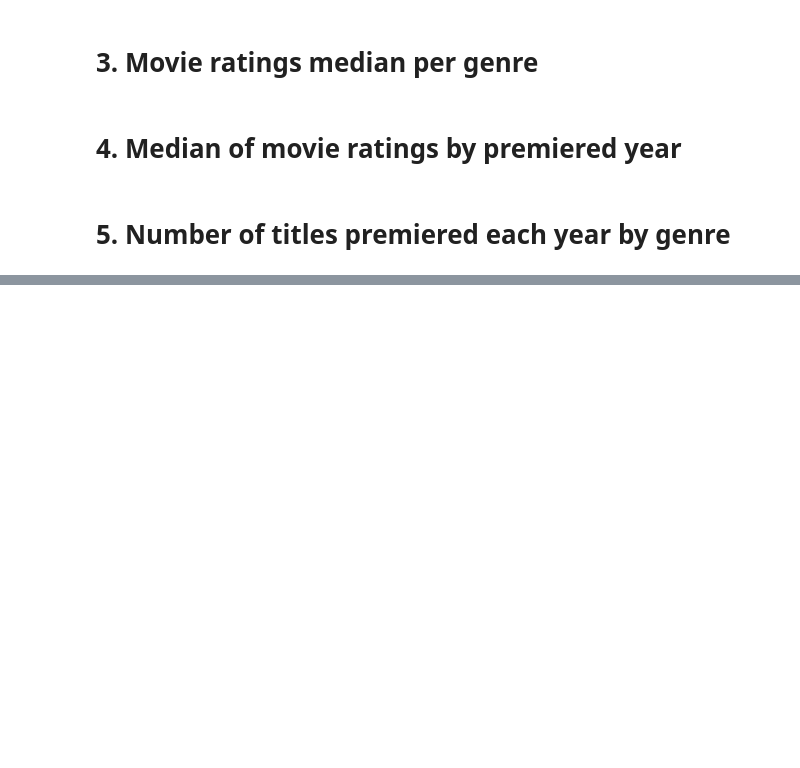
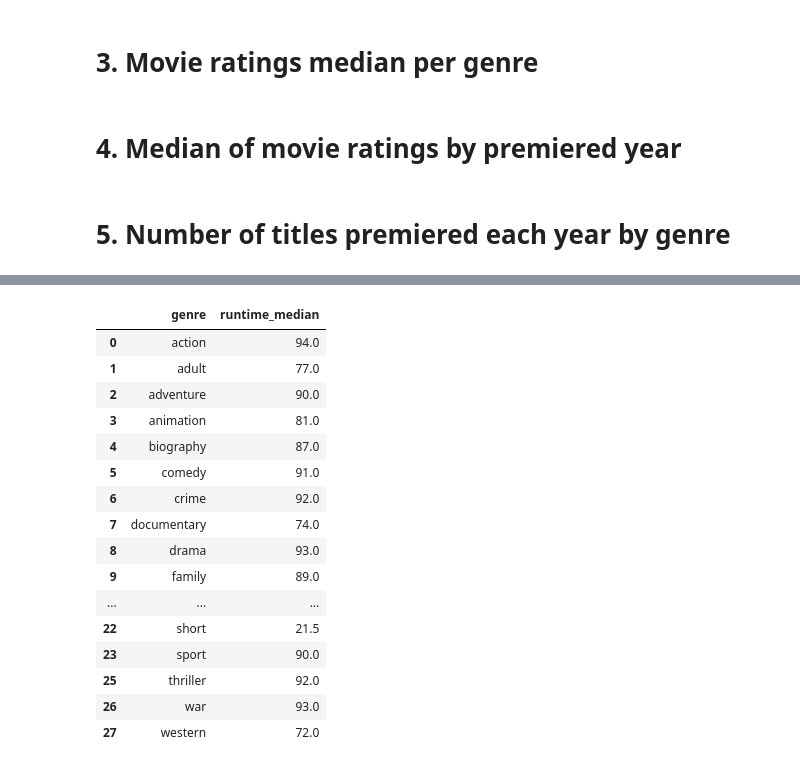
Before and after one commit to Mr0l3/imdb-data-analysis, a Jupyter notebook: IMDB-analysis.ipynb, the cells around one changed output, grey strips where cells are left out. Saved outputs shown, nothing was run; the diff lists cells and outputs as text; code cells hidden in the pictures; blank space fills up the shorter version.

```diff
--- a/IMDB-analysis.ipynb
+++ b/IMDB-analysis.ipynb
@@ -336,0 +415,22 @@ plt.show()
+# %%
+# Remove unwanted genres
+rtm_median = rm_non_movie_genres(rtm_median, column='genre')
+rtm_median
+# %% [output]
+|  | genre | runtime_median |
+| 0 | action | 94.0 |
+| 1 | adult | 77.0 |
+| 2 | adventure | 90.0 |
+| 3 | animation | 81.0 |
+| 4 | biography | 87.0 |
+| 5 | comedy | 91.0 |
+| 6 | crime | 92.0 |
+| 7 | documentary | 74.0 |
+| 8 | drama | 93.0 |
+| 9 | family | 89.0 |
+| ... | ... | ... |
+| 22 | short | 21.5 |
+| 23 | sport | 90.0 |
+| 25 | thriller | 92.0 |
+| 26 | war | 93.0 |
+| 27 | western | 72.0 |
```
Also changed, not shown: parts of 9 cells of this notebook, 2 other files.
